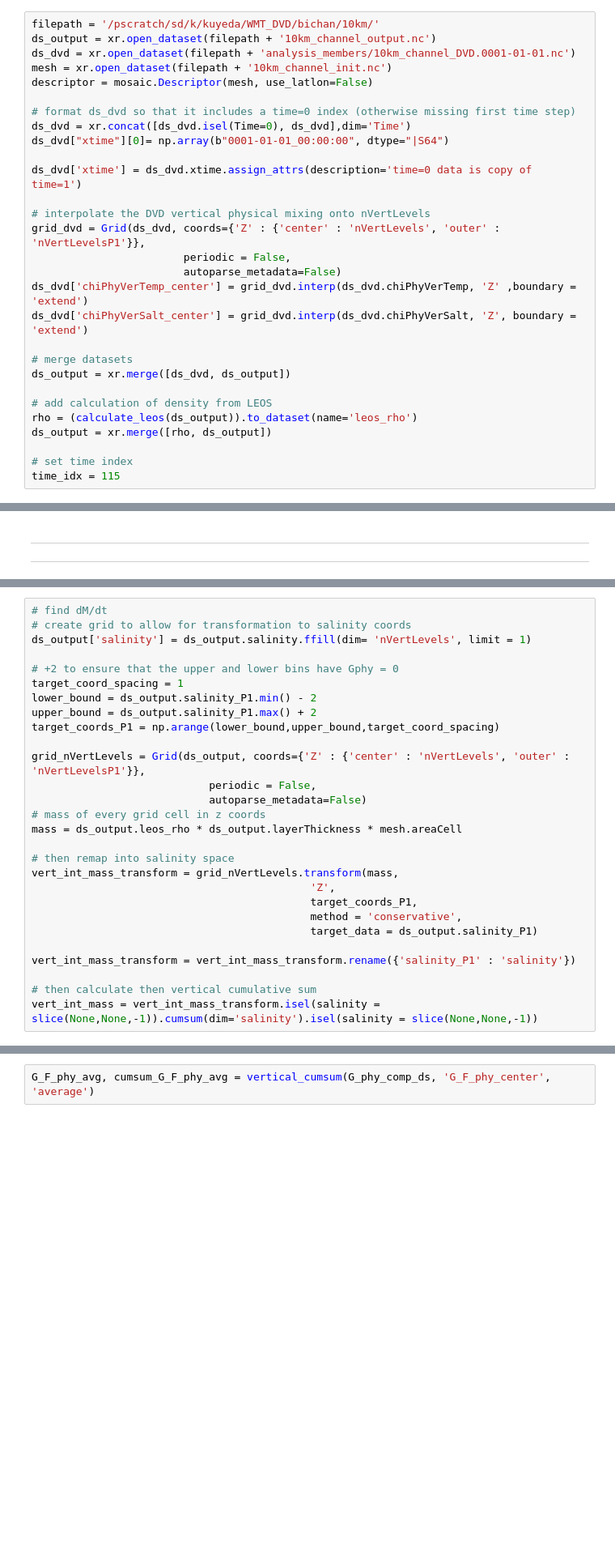
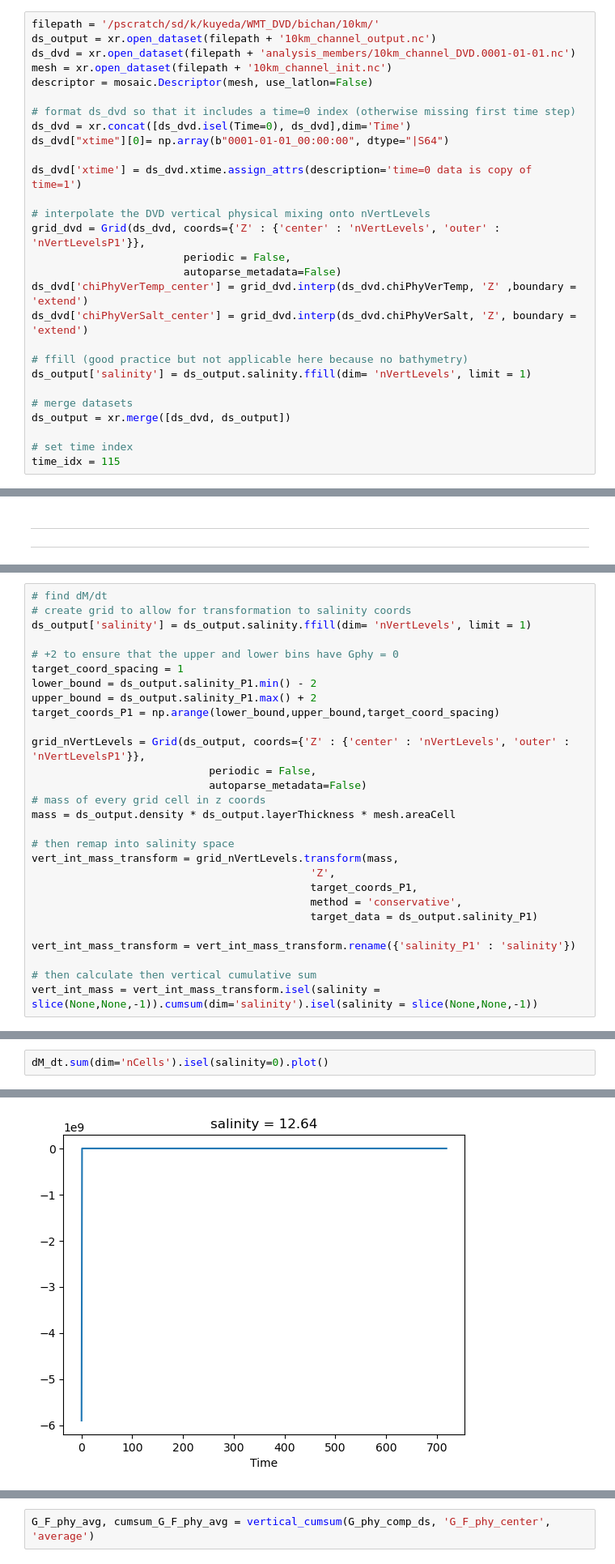
Before and after one commit to kailauyeda/WMT_DVD, a Jupyter notebook: bichan/analysis/preliminary_analysis.ipynb, the cells around one changed output, grey strips where cells are left out. Shown at 81% size. Cells and saved outputs as stored; diff of their text form; blank space fills up the shorter version.

```diff
--- a/bichan/analysis/preliminary_analysis.ipynb
+++ b/bichan/analysis/preliminary_analysis.ipynb
@@ -107,13 +107,12 @@ grid_dvd = Grid(ds_dvd, coords={'Z' : {'center' : 'nVertLevels', 'outer' : 'nVer
 ds_dvd['chiPhyVerTemp_center'] = grid_dvd.interp(ds_dvd.chiPhyVerTemp, 'Z' ,boundary = 'extend')
 ds_dvd['chiPhyVerSalt_center'] = grid_dvd.interp(ds_dvd.chiPhyVerSalt, 'Z', boundary = 'extend')
 
+# ffill (good practice but not applicable here because no bathymetry)
+ds_output['salinity'] = ds_output.salinity.ffill(dim= 'nVertLevels', limit = 1)
+
 # merge datasets
 ds_output = xr.merge([ds_dvd, ds_output])
 
-# add calculation of density from LEOS
-rho = (calculate_leos(ds_output)).to_dataset(name='leos_rho')
-ds_output = xr.merge([rho, ds_output])
-
 # set time index
 time_idx = 115
 # %%
@@ -522,7 +738,7 @@ grid_nVertLevels = Grid(ds_output, coords={'Z' : {'center' : 'nVertLevels', 'out
                             periodic = False,
                             autoparse_metadata=False)
 # mass of every grid cell in z coords
-mass = ds_output.leos_rho * ds_output.layerThickness * mesh.areaCell
+mass = ds_output.density * ds_output.layerThickness * mesh.areaCell
 
 # then remap into salinity space
 vert_int_mass_transform = grid_nVertLevels.transform(mass,
@@ -593,3 +882,6 @@ ax.set_title(r'Time-averaged WMT budget for $\mathcal{M}_{\geq}$')
 # %% [output]
 Text(0.5, 1.0, 'Time-averaged WMT budget for $\\mathcal{M}_{\\geq}$')
 [figure]
+# %%
+dM_dt.sum(dim='nCells').isel(salinity=0).plot()
+# %% [output]
@@ -595,0 +889 @@ Text(0.5, 1.0, 'Time-averaged WMT budget for $\\mathcal{M}_{\\geq}$')
+[figure, added]
```
Also changed, not shown: parts of 23 cells of this notebook.
